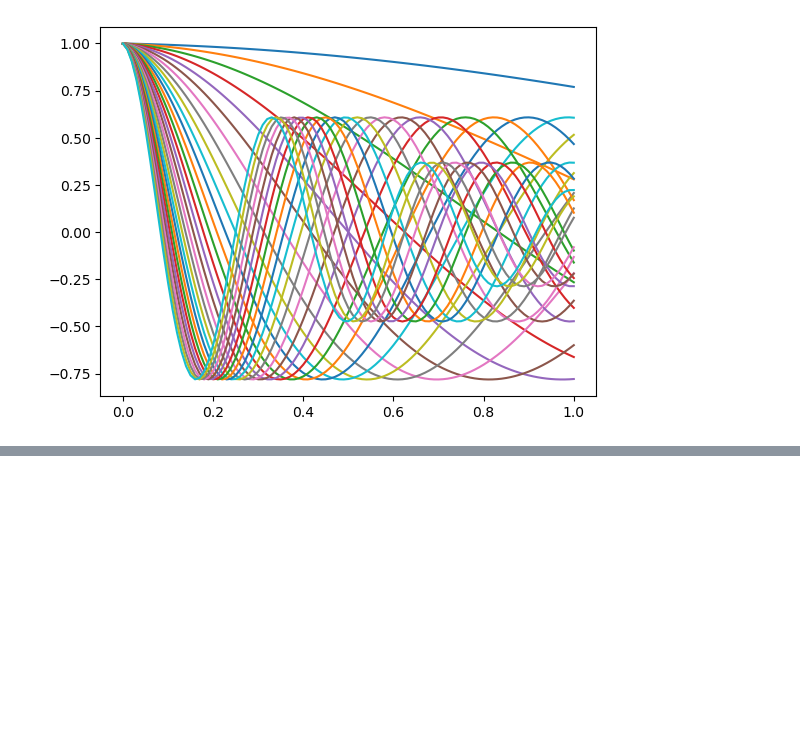
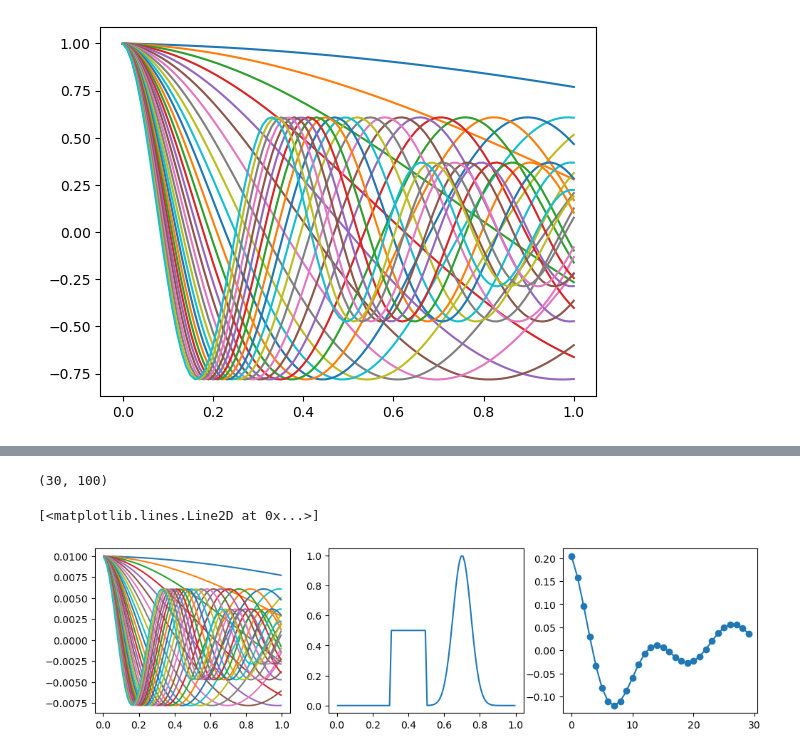
Before and after one commit to lheagy/eosc-454, a Jupyter notebook: lectures/linear-problem.ipynb, the cells around one changed output, grey strips where cells are left out. Saved outputs shown, nothing was run; the diff lists cells and outputs as text; code cells hidden in the pictures; blank space fills up the shorter version.

Commit message:
full forward problem

```diff
--- a/lectures/linear-problem.ipynb
+++ b/lectures/linear-problem.ipynb
@@ -32,0 +87,27 @@ for jk in j_values:
+# %%
+def get_G(x_nodes, n_kernels, p=-0.05, q=0.1, j0=1, jN=30):
+
+    j_values = np.linspace(j0, jN, n_kernels)
+
+    n_nodes = len(x_nodes)
+    n_cells = n_nodes - 1
+
+    # fill an empty matrix with kernels on nodes
+    Gnodes = np.zeros((n_cells+1, n_kernels))
+    for k, jk in enumerate(j_values):
+        Gnodes[:, k] = kernel_function(x_nodes, jk, p, q)
+
+    # averaging matrix from nodes to cells
+    Ave = sp.spdiags([0.5*np.ones(n_nodes), 0.5*np.ones(n_nodes)], [0, 1], n_cells, n_nodes)
+
+    # average Gnodes to cells
+    Gcells = Ave @ Gnodes
+
+    # integrate with delta x
+    dx = np.diff(x_nodes)
+    Deltax = sp.spdiags([dx], [0], n_cells, n_cells)
+
+    # construct the full G matrix (N Data x N Cells)
+    G = (Ave @ Gnodes).T @ Deltax
+
+    return G
@@ -32,0 +123,17 @@ for jk in j_values:
+# %%
+G = get_G(x_nodes, n_kernels)
+# %%
+G.shape
+# %% [output]
+(30, 100)
+# %%
+data = G @ model
+# %%
+fig, ax = plt.subplots(1, 3, figsize=(12, 3))
+
+ax[0].plot(x_cells, G.T)
+ax[1].plot(x_cells, model)
+ax[2].plot(data, "-o")
+# %% [output]
+[<matplotlib.lines.Line2D at 0x...>]
+[figure, added]
```
Also changed, not shown: parts of 13 cells of this notebook.
